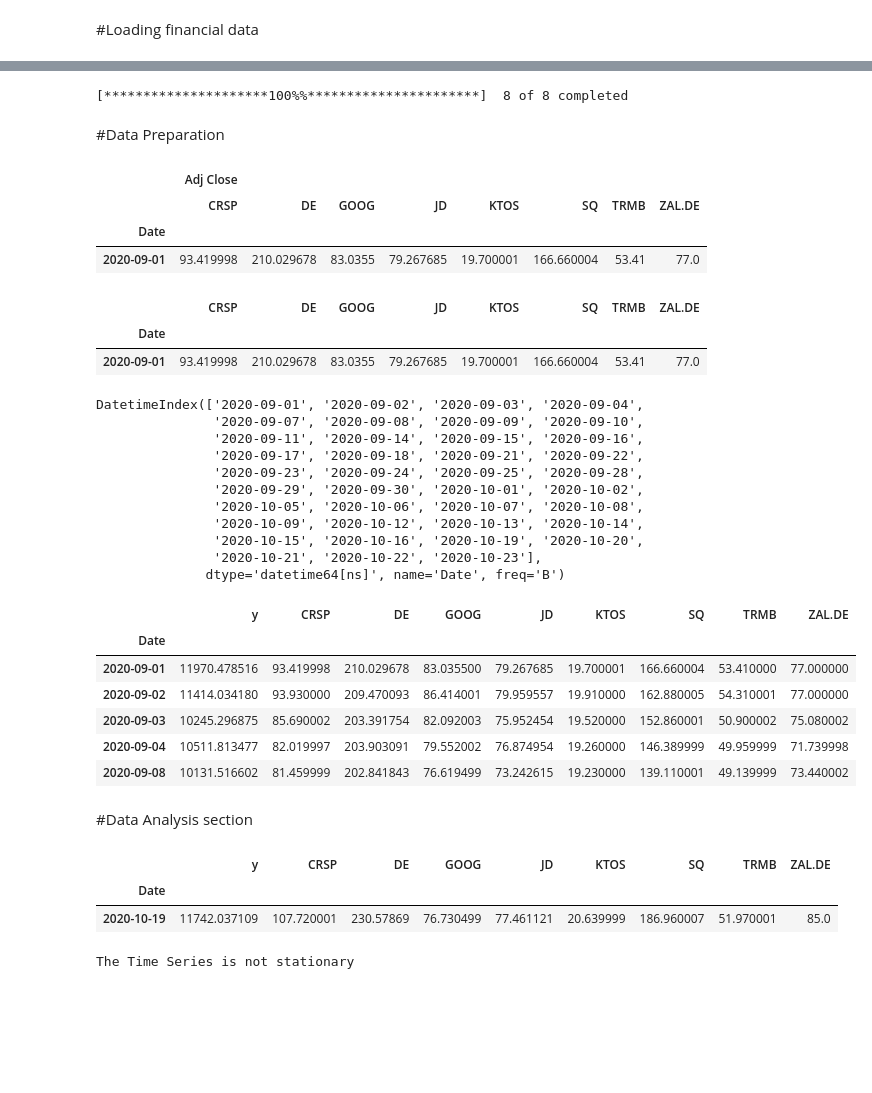
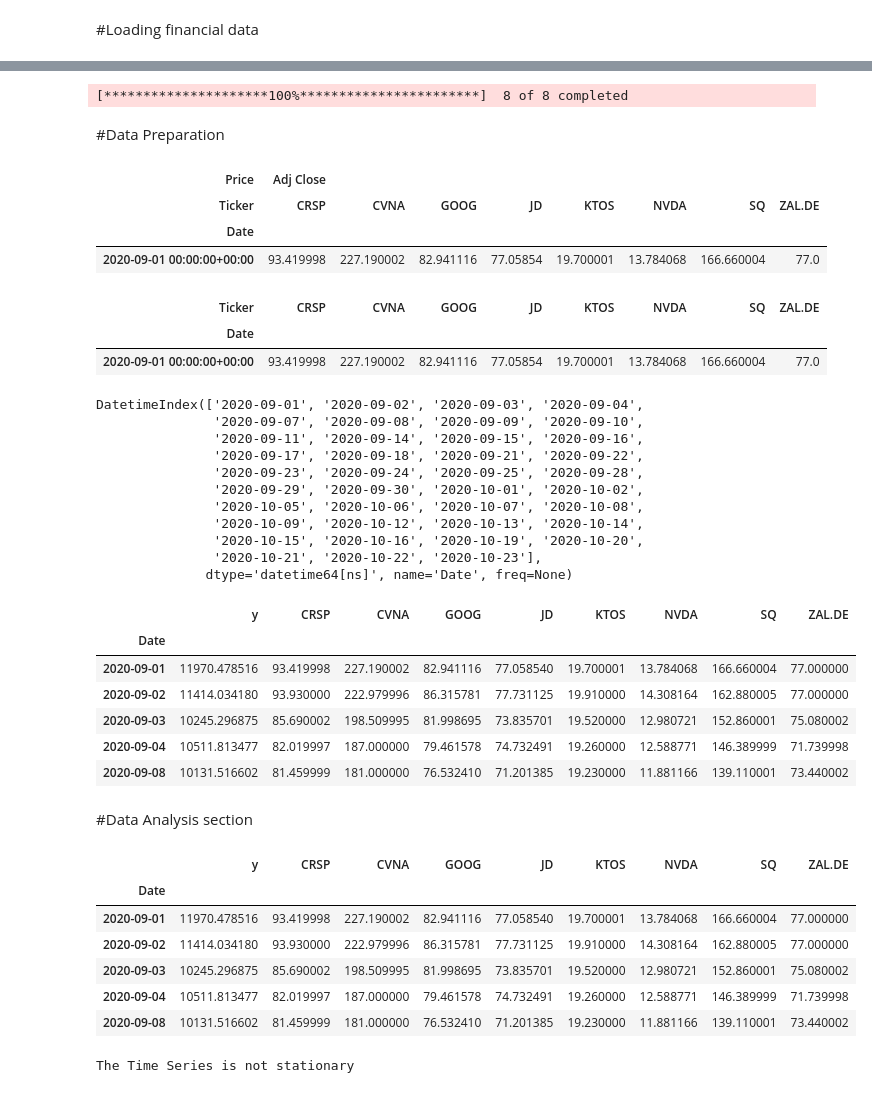
Before and after one commit to jcketterer/ztm_econometrics_and_casual_inference, a Jupyter notebook: google_causal_impact/Google_Causal_Impact.ipynb, the cells around one changed output, grey strips where cells are left out. Saved outputs shown, nothing was run; the diff lists cells and outputs as text; code cells hidden in the pictures; blank space fills up the shorter version.

```diff
--- a/google_causal_impact/Google_Causal_Impact.ipynb
+++ b/google_causal_impact/Google_Causal_Impact.ipynb
@@ -36,13 +33,13 @@ Date
 Name: y, dtype: float64
 # %%
 #Load more stock data
-stocks = ["ZAL.DE", "SQ", "CRSP", "TRMB", "JD", "DE", "KTOS", "GOOG"]
+stocks = ["NVDA", "SQ", "CRSP", "CVNA", "JD", "ZAL.DE", "KTOS", "GOOG"]
 X = yf.download(tickers = stocks,
                 start = training_start,
                 end = end_stock,
                 interval = "1d")
 # %% [output]
-[*********************100%%**********************]  8 of 8 completed
+[*********************100%***********************]  8 of 8 completed
 # %% [markdown]
 #Data Preparation
 # %%
@@ -50,18 +47,18 @@ X = yf.download(tickers = stocks,
 X = X.iloc[:, :len(stocks)]
 X.head(1)
 # %% [output]
-|  | Adj Close |  |  |  |  |  |  |  |
-|  | CRSP | DE | GOOG | JD | KTOS | SQ | TRMB | ZAL.DE |
+| Price | Adj Close |  |  |  |  |  |  |  |
+| Ticker | CRSP | CVNA | GOOG | JD | KTOS | NVDA | SQ | ZAL.DE |
 | Date |  |  |  |  |  |  |  |  |
-| 2020-09-01 | 93.419998 | 210.029678 | 83.0355 | 79.267685 | 19.700001 | 166.660004 | 53.41 | 77.0 |
+| 2020-09-01 00:00:00+00:00 | 93.419998 | 227.190002 | 82.941116 | 77.05854 | 19.700001 | 13.784068 | 166.660004 | 77.0 |
 # %%
 #Removing level
 X.columns = X.columns.droplevel()
 X.head(1)
 # %% [output]
-|  | CRSP | DE | GOOG | JD | KTOS | SQ | TRMB | ZAL.DE |
+| Ticker | CRSP | CVNA | GOOG | JD | KTOS | NVDA | SQ | ZAL.DE |
 | Date |  |  |  |  |  |  |  |  |
-| 2020-09-01 | 93.419998 | 210.029678 | 83.0355 | 79.267685 | 19.700001 | 166.660004 | 53.41 | 77.0 |
+| 2020-09-01 00:00:00+00:00 | 93.419998 | 227.190002 | 82.941116 | 77.05854 | 19.700001 | 13.784068 | 166.660004 | 77.0 |
 # %%
 #Time zones
 X.index = X.index.tz_localize(None)
@@ -77,29 +74,33 @@ DatetimeIndex(['2020-09-01', '2020-09-02', '2020-09-03', '2020-09-04',
                '2020-10-09', '2020-10-12', '2020-10-13', '2020-10-14',
                '2020-10-15', '2020-10-16', '2020-10-19', '2020-10-20',
                '2020-10-21', '2020-10-22', '2020-10-23'],
-              dtype='datetime64[ns]', name='Date', freq='B')
+              dtype='datetime64[ns]', name='Date', freq=None)
 # %%
 #Combine everything
 df = pd.concat([y, X], axis = 1).dropna()
 df.head()
 # %% [output]
-|  | y | CRSP | DE | GOOG | JD | KTOS | SQ | TRMB | ZAL.DE |
+|  | y | CRSP | CVNA | GOOG | JD | KTOS | NVDA | SQ | ZAL.DE |
 | Date |  |  |  |  |  |  |  |  |  |
-| 2020-09-01 | 11970.478516 | 93.419998 | 210.029678 | 83.035500 | 79.267685 | 19.700001 | 166.660004 | 53.410000 | 77.000000 |
-| 2020-09-02 | 11414.034180 | 93.930000 | 209.470093 | 86.414001 | 79.959557 | 19.910000 | 162.880005 | 54.310001 | 77.000000 |
-| 2020-09-03 | 10245.296875 | 85.690002 | 203.391754 | 82.092003 | 75.952454 | 19.520000 | 152.860001 | 50.900002 | 75.080002 |
-| 2020-09-04 | 10511.813477 | 82.019997 | 203.903091 | 79.552002 | 76.874954 | 19.260000 | 146.389999 | 49.959999 | 71.739998 |
-| 2020-09-08 | 10131.516602 | 81.459999 | 202.841843 | 76.619499 | 73.242615 | 19.230000 | 139.110001 | 49.139999 | 73.440002 |
+| 2020-09-01 | 11970.478516 | 93.419998 | 227.190002 | 82.941116 | 77.058540 | 19.700001 | 13.784068 | 166.660004 | 77.000000 |
+| 2020-09-02 | 11414.034180 | 93.930000 | 222.979996 | 86.315781 | 77.731125 | 19.910000 | 14.308164 | 162.880005 | 77.000000 |
+| 2020-09-03 | 10245.296875 | 85.690002 | 198.509995 | 81.998695 | 73.835701 | 19.520000 | 12.980721 | 152.860001 | 75.080002 |
+| 2020-09-04 | 10511.813477 | 82.019997 | 187.000000 | 79.461578 | 74.732491 | 19.260000 | 12.588771 | 146.389999 | 71.739998 |
+| 2020-09-08 | 10131.516602 | 81.459999 | 181.000000 | 76.532410 | 71.201385 | 19.230000 | 11.881166 | 139.110001 | 73.440002 |
 # %% [markdown]
 #Data Analysis section
 # %%
 #Prepare a dataframe with only training data
 df_training = df[df.index <= training_end]
-df_training.tail(1)
+df_training.head()
 # %% [output]
-|  | y | CRSP | DE | GOOG | JD | KTOS | SQ | TRMB | ZAL.DE |
+|  | y | CRSP | CVNA | GOOG | JD | KTOS | NVDA | SQ | ZAL.DE |
 | Date |  |  |  |  |  |  |  |  |  |
-| 2020-10-19 | 11742.037109 | 107.720001 | 230.57869 | 76.730499 | 77.461121 | 20.639999 | 186.960007 | 51.970001 | 85.0 |
+| 2020-09-01 | 11970.478516 | 93.419998 | 227.190002 | 82.941116 | 77.058540 | 19.700001 | 13.784068 | 166.660004 | 77.000000 |
+| 2020-09-02 | 11414.034180 | 93.930000 | 222.979996 | 86.315781 | 77.731125 | 19.910000 | 14.308164 | 162.880005 | 77.000000 |
+| 2020-09-03 | 10245.296875 | 85.690002 | 198.509995 | 81.998695 | 73.835701 | 19.520000 | 12.980721 | 152.860001 | 75.080002 |
+| 2020-09-04 | 10511.813477 | 82.019997 | 187.000000 | 79.461578 | 74.732491 | 19.260000 | 12.588771 | 146.389999 | 71.739998 |
+| 2020-09-08 | 10131.516602 | 81.459999 | 181.000000 | 76.532410 | 71.201385 | 19.230000 | 11.881166 | 139.110001 | 73.440002 |
 # %%
 #Stationarity
 from statsmodels.tsa.stattools import adfuller
```
Also changed, not shown: parts of 10 cells of this notebook, 2 other files.
